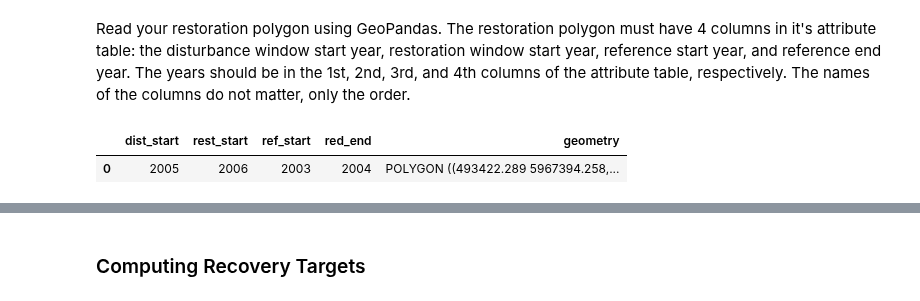
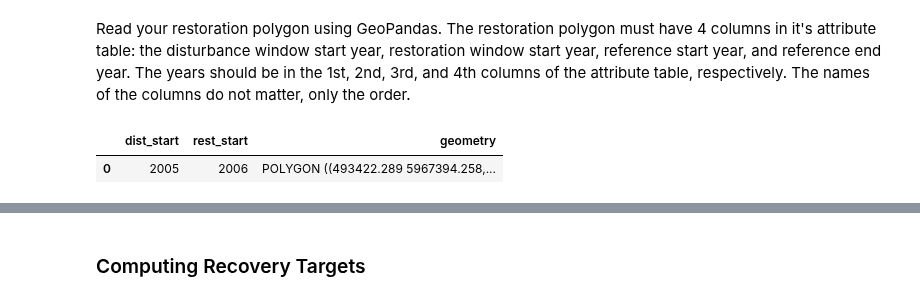
Before and after one commit to PEOPLE-ER/spectral-recovery, a Jupyter notebook: docs/overview_API.ipynb, the cells around one changed output, grey strips where cells are left out. Saved outputs shown, nothing was run; the diff lists cells and outputs as text; code cells hidden in the pictures.

Commit message:
ENH: Allow polygon date params (#98)
* Remove read_reference_polygons

* Add date params to read_restoration_polygons

```diff
--- a/docs/overview_API.ipynb
+++ b/docs/overview_API.ipynb
@@ -50,8 +50,12 @@ Read your restoration polygon using GeoPandas. The restoration polygon must have
 # %%
 import geopandas as gpd
 
-restoration_site = sr.read_restoration_polygons("test_data/wildfire_516.gpkg")
+restoration_site = sr.read_restoration_polygons(
+    "test_data/wildfire_516.gpkg",
+    disturbance_start="2005",
+    restoration_start="2006"
+)
 restoration_site
 # %% [output]
-|  | dist_start | rest_start | ref_start | red_end | geometry |
-| 0 | 2005 | 2006 | 2003 | 2004 | POLYGON ((493422.289 5967394.258,... |
+|  | dist_start | rest_start | geometry |
+| 0 | 2005 | 2006 | POLYGON ((493422.289 5967394.258,... |
```
Also changed, not shown: parts of 1 cell of this notebook, 3 other files.
